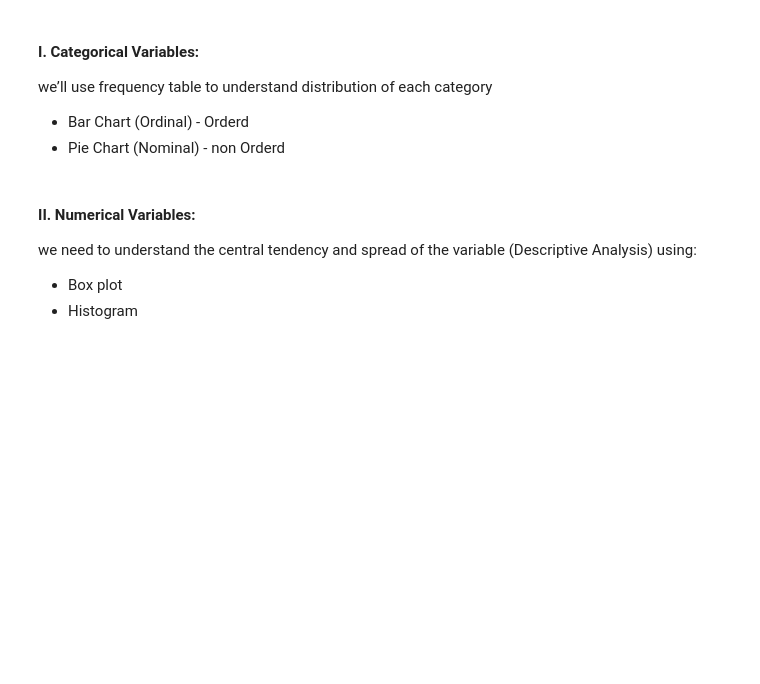
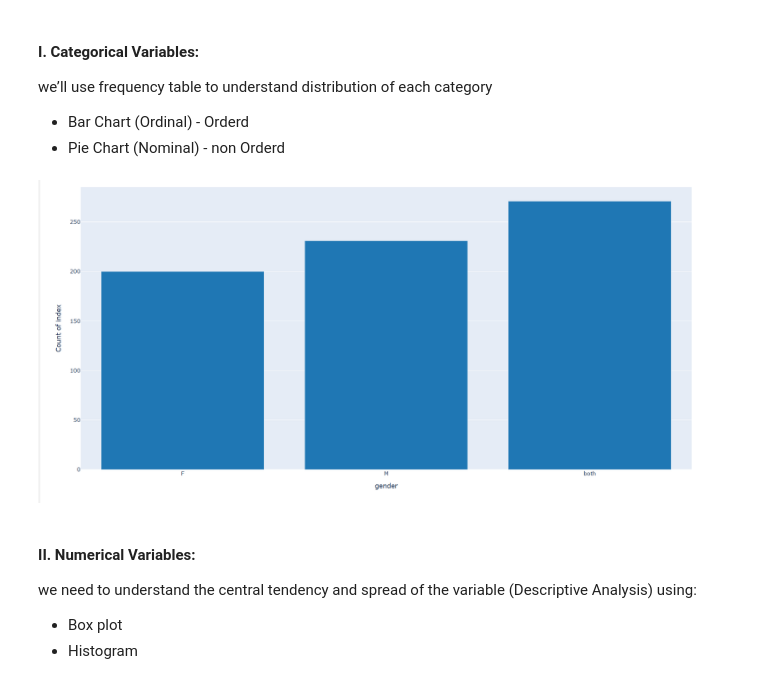
Before and after one commit to Tw-0l/job_postings_SA, a Jupyter notebook: EDA explain template 5.ipynb, the cells around one changed output. Cells and saved outputs as stored; diff of their text form; code cells hidden in the pictures; blank space fills up the shorter version.

```diff
--- a/EDA explain template 5.ipynb
+++ b/EDA explain template 5.ipynb
@@ -309,6 +461,11 @@ Method to perform uni-variate analysis will depend on whether the variable type
 we’ll use frequency table to understand distribution of each category
 - Bar Chart (Ordinal) - Orderd
 - Pie Chart (Nominal) - non Orderd
+# %%
+# 2. Is there a gender preference indicated in the job postings?
+Image(filename='Q2.png')
+# %% [output]
+[figure, added]
 # %% [markdown]
 #### II. Numerical Variables:
 
```
Also changed, not shown: parts of 43 cells of this notebook, 7 other files.
